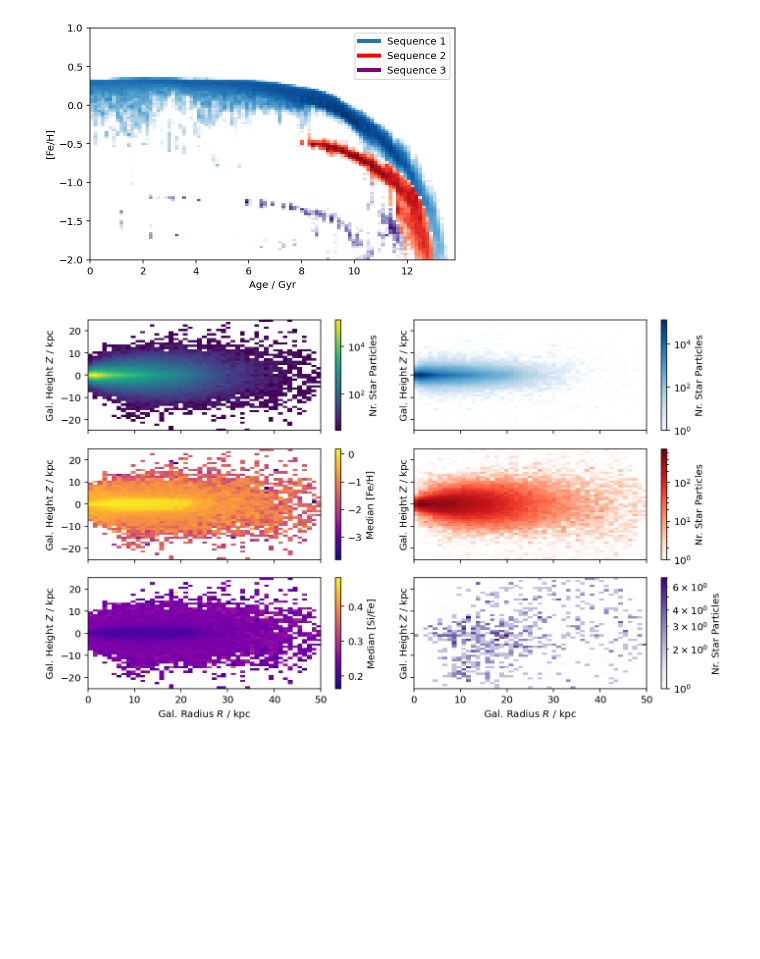
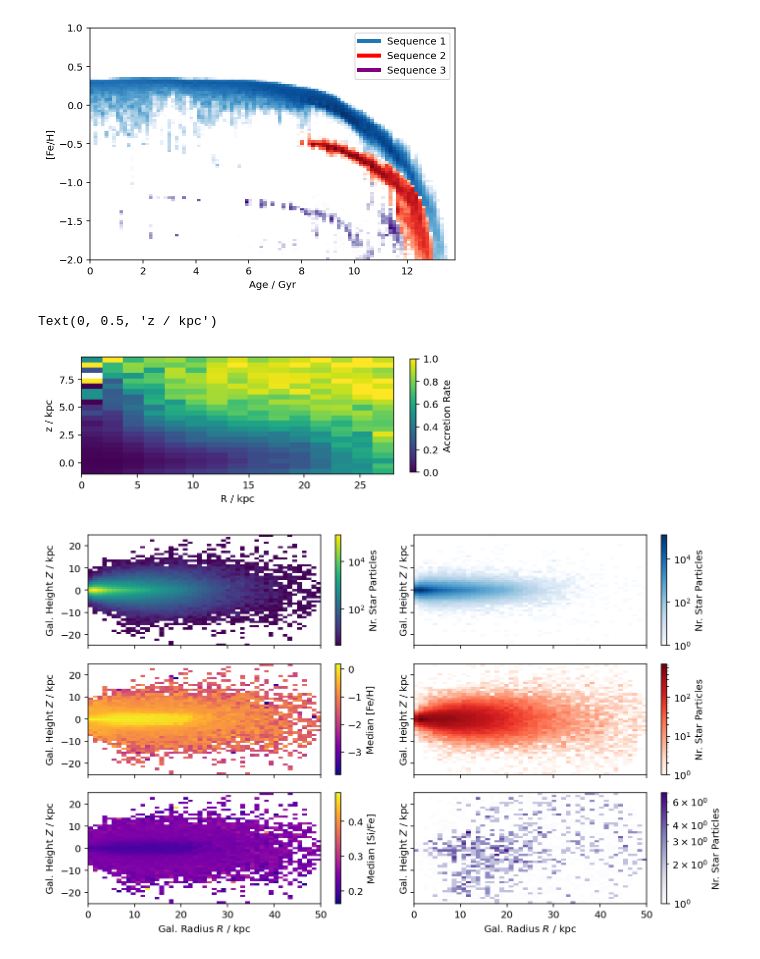
Before and after one commit to svenbuder/Accretion_Clues_ObsSim, a Jupyter notebook: mijnarends_2022_accretion_clues_simulation.ipynb, the cells around one changed output. Saved outputs shown, nothing was run; the diff lists cells and outputs as text; code cells hidden in the pictures; blank space fills up the shorter version.

```diff
--- a/mijnarends_2022_accretion_clues_simulation.ipynb
+++ b/mijnarends_2022_accretion_clues_simulation.ipynb
@@ -1106,4 +1697,49 @@ plt.tight_layout()
 plt.savefig('figures/sequences_in_age_feh.png',bbox_inches='tight',dpi=200)
 # %% [output]
 [figure]
+# %%
+#sim['R'] = np.sqrt(sim['x']**2+sim['y']**2)
+R = np.sqrt(sim['x']**2+sim['y']**2)
+# %%
+# Replicating Martig et al
+R_bin_size = 2 # kpc
+z_bin_size = 0.5 # kpc
+
+R_bins = np.arange(0,30,R_bin_size)
+z_bins = np.arange(-1,10,z_bin_size)
+
+accretion_rate = np.ones((len(R_bins),len(z_bins)))
+
+for R_index,R_bin in enumerate(R_bins):
+    for z_index,z_bin in enumerate(z_bins):
+        nr_in_bins = len(np.where((
+            (R > R_bin-0.5*R_bin_size) & (R < R_bin+0.5*R_bin_size) &
+            (sim['z'] > z_bin-0.5*z_bin_size) & (sim['z'] < z_bin+0.5*z_bin_size)
+        ) == True)[0])
+
+        nr_in_bins_and_accreted = len(np.where((
+            (R > R_bin-0.5*R_bin_size) & (R < R_bin+0.5*R_bin_size) &
+            (sim['z'] > z_bin-0.5*z_bin_size) & (sim['z'] < z_bin+0.5*z_bin_size) &
+            (
+                #selection_sequence1 &
+                selection_sequence2 |
+                selection_sequence3
+#                 (sim['Fe_H'] < -0.4) &
+#                 (sim['Fe_H'] < 0.3*sim['tform']-1.55) &
+#                 (sim['Fe_H'] < 0.6*sim['tform']-2.1)
+            )
+        ) == True)[0])
+        try:
+            accretion_rate[R_index,len(z_bins)-z_index-1] = nr_in_bins_and_accreted / nr_in_bins
+        except:
+            accretion_rate[R_index,len(z_bins)-z_index-1] = np.NaN
+
+s = plt.imshow(accretion_rate.T,extent=(R_bins[0],R_bins[-1],z_bins[0],z_bins[-1]), aspect=1)
+c = plt.colorbar(s, fraction=0.017)
+c.set_label('Accretion Rate')
+plt.xlabel('R / kpc')
+plt.ylabel('z / kpc')
+# %% [output]
+Text(0, 0.5, 'z / kpc')
+[figure, added]
 # %%
```
Also changed, not shown: parts of 14 cells of this notebook.
